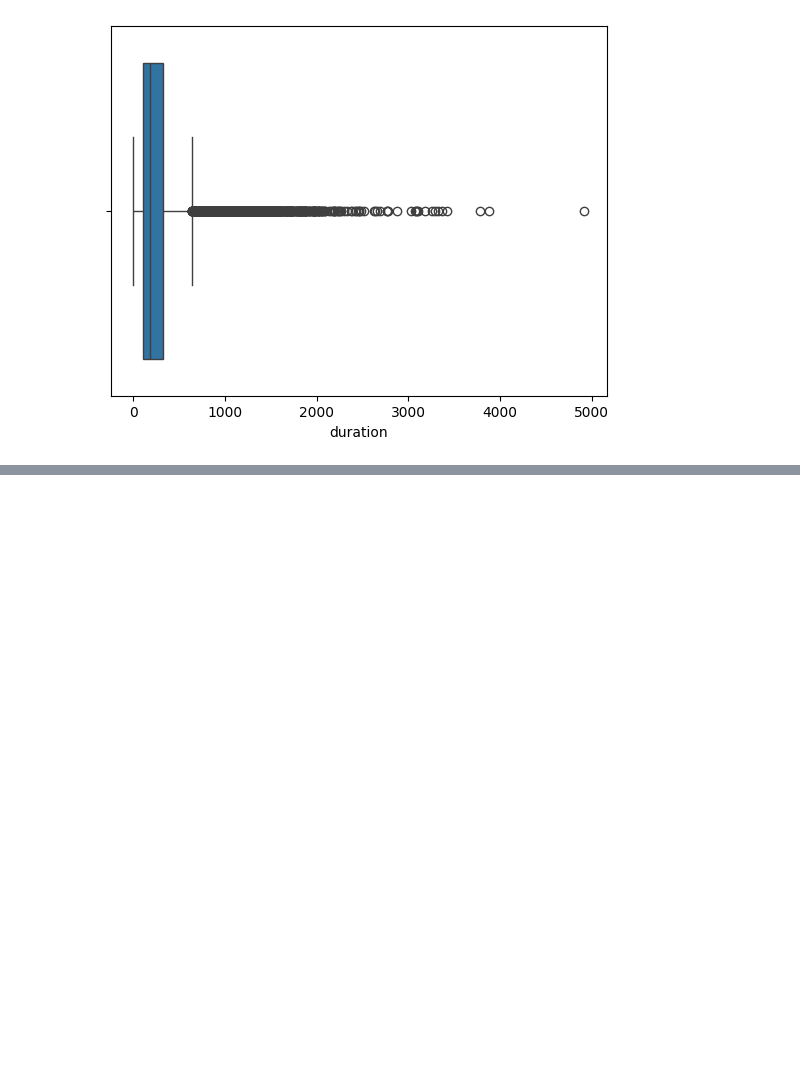
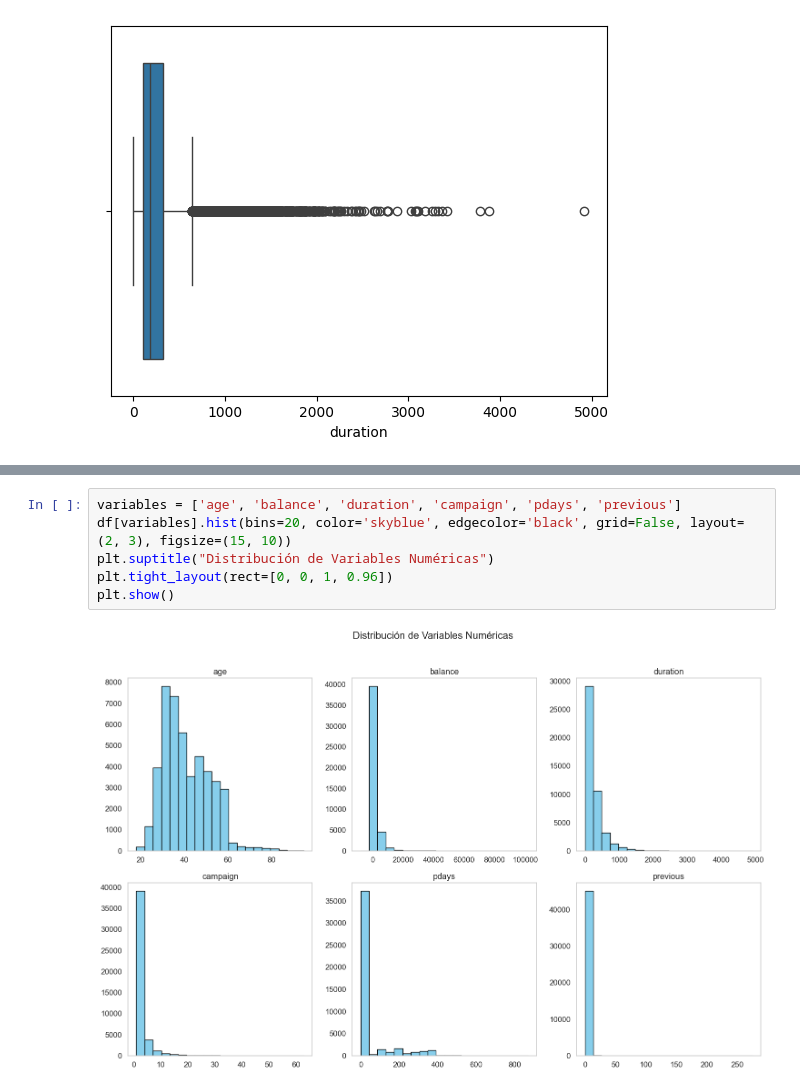
Before and after one commit to cflorido/banking-subscription-prediction, a Jupyter notebook: AnalisisDatos.ipynb, the cells around one changed output, grey strips where cells are left out. Saved outputs shown, nothing was run; the diff lists cells and outputs as text; blank space fills up the shorter version.

```diff
--- a/AnalisisDatos.ipynb
+++ b/AnalisisDatos.ipynb
@@ -194,0 +280,8 @@ plt.show()
+# %%
+variables = ['age', 'balance', 'duration', 'campaign', 'pdays', 'previous']
+df[variables].hist(bins=20, color='skyblue', edgecolor='black', grid=False, layout=(2, 3), figsize=(15, 10))
+plt.suptitle("Distribución de Variables Numéricas")
+plt.tight_layout(rect=[0, 0, 1, 0.96])
+plt.show()
+# %% [output]
+[figure, added]
```
Also changed, not shown: parts of 16 cells of this notebook.
